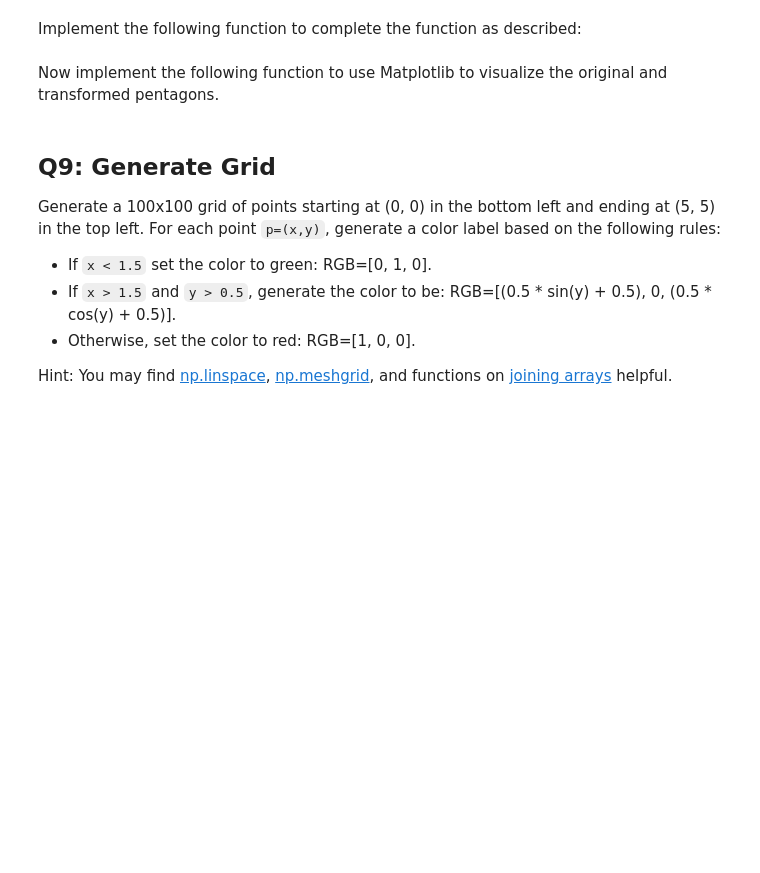
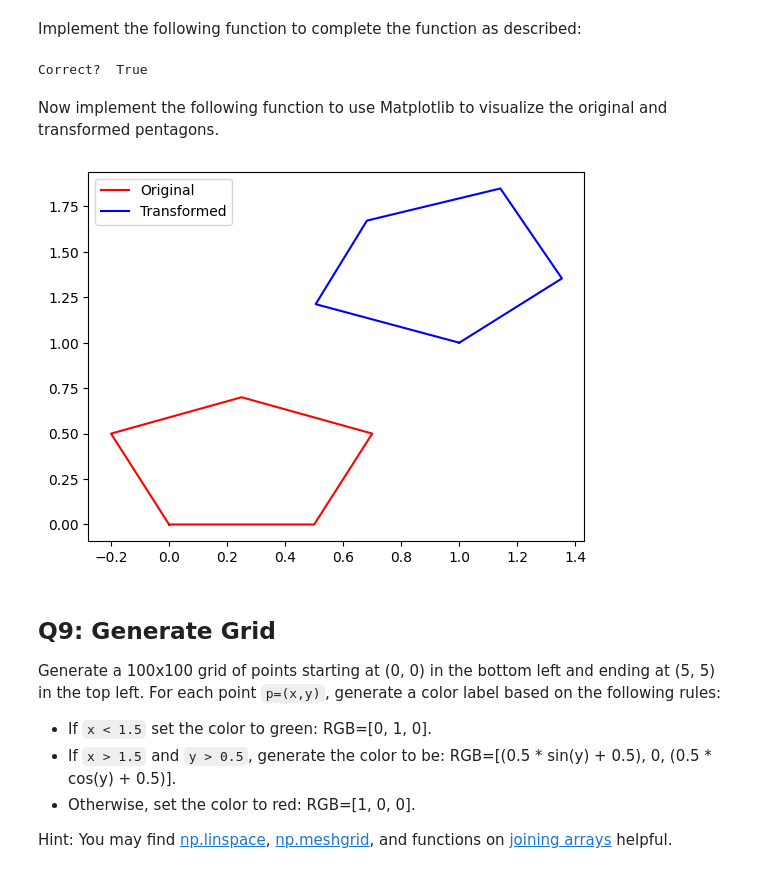
Before and after one commit to akshatd/rob599learning, a Jupyter notebook: ROB498_hw0.ipynb, the cells around one changed output. Drawn from its saved outputs; the diff is of its cells as text; code cells hidden in the pictures; blank space fills up the shorter version.

```diff
--- a/ROB498_hw0.ipynb
+++ b/ROB498_hw0.ipynb
@@ -241,11 +258,15 @@ def transform_points_non_batch(points, transform):
     return np.array(transformed_points)
 
 def transform_points_batch(points, transform):
-    # IMPLEMENT HERE
-    pass
+    # Add a column of ones to the points then transpose so points are column vectors
+    points = np.concatenate([points, np.ones((points.shape[0], 1))], axis=1).T
+    transformed_points = np.dot(transform, points).T # transpose back to get row vectors as in input
+    return transformed_points[:, :2] # remove the last column of ones
 
 tf_pentagon_non_batch = transform_points_non_batch(pentagon, transform)
 tf_pentagon_batch = transform_points_batch(pentagon, transform)
 print("Correct? ", np.linalg.norm(tf_pentagon_non_batch - tf_pentagon_batch) < 1e-5)
+# %% [output]
+Correct?  True
 # %% [markdown]
 Now implement the following function to use Matplotlib to visualize the original and transformed pentagons.
@@ -257,3 +273,13 @@ visualize_pentagons(pentagon, tf_pentagon_batch)
+# %%
+def visualize_pentagons(pentagon, tf_pentagon):
+    plt.plot(pentagon[:, 0], pentagon[:, 1], 'r-', label='Original')
+    plt.plot(tf_pentagon[:, 0], tf_pentagon[:, 1], 'b-', label='Transformed')
+    plt.legend()
+    plt.show()
+
+visualize_pentagons(pentagon, tf_pentagon_batch)
+# %% [output]
+[figure, added]
 # %% [markdown]
 ## Q9: Generate Grid
 
```
Also changed, not shown: parts of 10 cells of this notebook, 2 other files.
